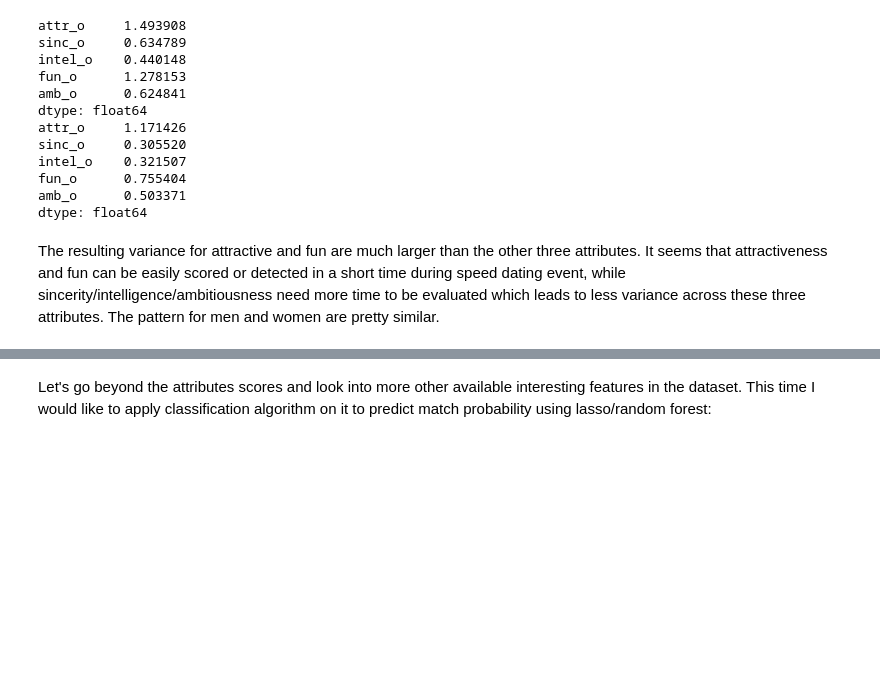
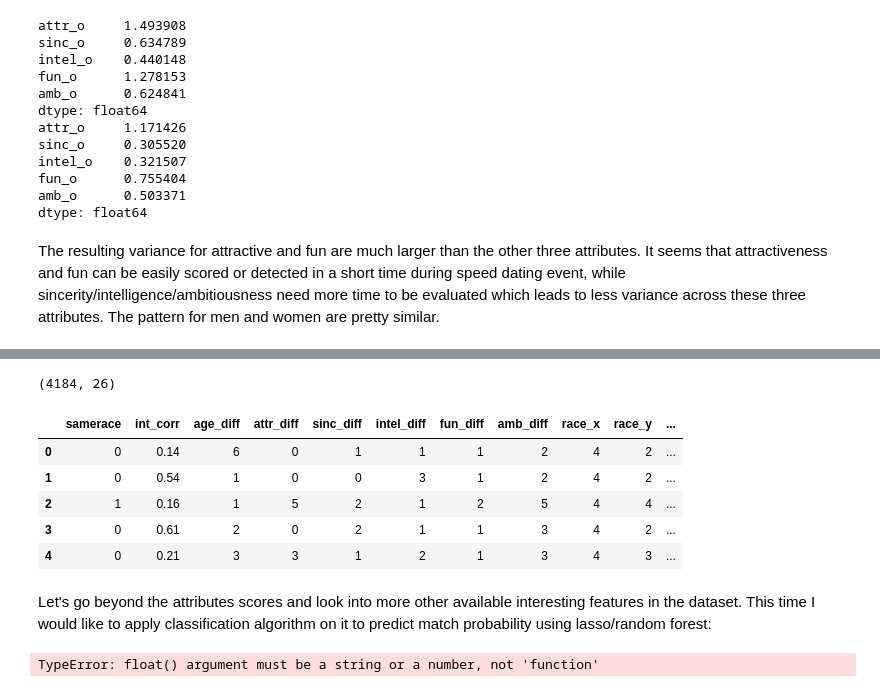
Before and after one commit to maodunzhe/springboardDS, a Jupyter notebook: speed-dating-experiment/speed dating.ipynb, the cells around one changed output, grey strips where cells are left out. Cells and saved outputs as stored; diff of their text form; code cells hidden in the pictures; blank space fills up the shorter version.

```diff
--- a/speed-dating-experiment/speed dating.ipynb
+++ b/speed-dating-experiment/speed dating.ipynb
@@ -817,2 +864,37 @@ plt.show()
+# %%
+temp1 = temp1[temp1.gender == 0]
+# %%
+temp1.isnull().sum()
+temp1 = temp1.fillna(np.mean)
+# %%
+temp1.shape
+# %% [output]
+(4184, 26)
+# %%
+temp1.head()
+temp1['age_diff'] = np.abs(temp1.age_x - temp1.age_y)
+temp1['attr_diff'] = np.abs(temp1.attr_x - temp1.attr_y)
+temp1['sinc_diff'] = np.abs(temp1.sinc_x - temp1.sinc_y)
+temp1['intel_diff'] = np.abs(temp1.intel_x - temp1.intel_y)
+temp1['fun_diff'] = np.abs(temp1.fun_x - temp1.fun_y)
+temp1['amb_diff'] = np.abs(temp1.amb_x - temp1.amb_y)
+# %%
+rf_data = temp1[['samerace', 'int_corr', 'age_diff', 'attr_diff', 'sinc_diff', 'intel_diff', 'fun_diff', 'amb_diff',
+                'race_x', 'race_y', 'match']]
+# %%
+rf_data.head()
+# %% [output]
+|  | samerace | int_corr | age_diff | attr_diff | sinc_diff | intel_diff | fun_diff | amb_diff | race_x | race_y | ... |
+| 0 | 0 | 0.14 | 6 | 0 | 1 | 1 | 1 | 2 | 4 | 2 | ... |
+| 1 | 0 | 0.54 | 1 | 0 | 0 | 3 | 1 | 2 | 4 | 2 | ... |
+| 2 | 1 | 0.16 | 1 | 5 | 2 | 1 | 2 | 5 | 4 | 4 | ... |
+| 3 | 0 | 0.61 | 2 | 0 | 2 | 1 | 1 | 3 | 4 | 2 | ... |
+| 4 | 0 | 0.21 | 3 | 3 | 1 | 2 | 1 | 3 | 4 | 3 | ... |
 # %% [markdown]
 Let's go beyond the attributes scores and look into more other available interesting features in the dataset. This time I would like to apply classification algorithm on it to predict match probability using lasso/random forest:
+# %%
+from sklearn.ensemble import RandomForestRegressor
+forest = RandomForestClassifier(n_estimators=100, random_state=0)
+forest.fit(rf_data.drop('match', axis = 1), rf_data['match'])
+# %% [output]
+TypeError: float() argument must be a string or a number, not 'function'
```
Also changed, not shown: parts of 14 cells of this notebook, 29 other files.
